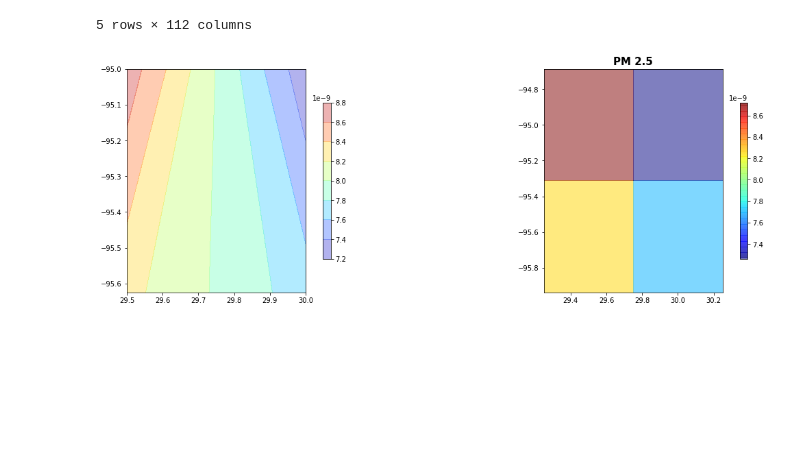
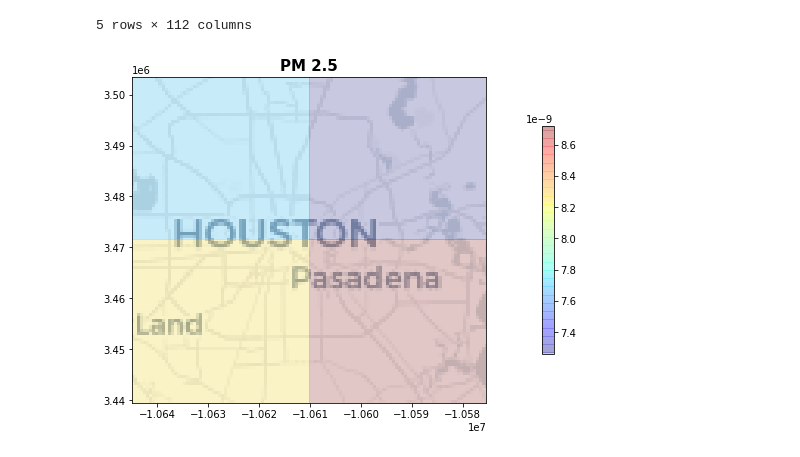
Before and after one commit to K20shores/HoustonPM2.5, a Jupyter notebook: Houston.ipynb, the cells around one changed output. Cells and saved outputs as stored; diff of their text form; code cells hidden in the pictures; blank space fills up the shorter version.

```diff
--- a/Houston.ipynb
+++ b/Houston.ipynb
@@ -62,7 +65,8 @@ plt.show();
 [figure]
 # %%
 df = df.reset_index()
-filt = (df['lat'] > 29) & (df['lat'] < 30.5) & (df['lon'] > -96) & (df['lon'] < -94.5)
+north, south, east, west = (30.5, 29, -94.5, -96)
+filt = (df['lat'] > south) & (df['lat'] < north) & (df['lon'] > west) & (df['lon'] < east)
 df = df[filt]
 df = df.set_index(['lat', 'lon', 'time'])
 df.head()
@@ -76,35 +80,46 @@ df.head()
 |  |  | 2015-01-05 | 1.128566e-09 | 0.001995 | 0.001070 | 0.002119 | 0.000004 | 0.000009 | 1.458390 | 2.218711e-07 | ... |
 5 rows × 112 columns
 # %%
-fig, (ax1, ax2) = plt.subplots(1, 2 , figsize=(20,6))
+fig, ax = plt.subplots(figsize=(20,6))
 
 group = df.reset_index(['lat', 'lon']).loc['2015-01-01'].reset_index()
 gdf = geopandas.GeoDataFrame(group, geometry=geopandas.points_from_xy(group.lon, group.lat), crs="EPSG:4326")
+gdf = gdf.to_crs(epsg=3857)
 
 gdf = gdf[['lat', 'lon', 'PM2.5']]
+lats = gdf.lat
+lons = gdf.lon
+
+transformer = pyproj.Transformer.from_crs("epsg:4326", "epsg:3857")
+lats_t, lons_t = transformer.transform(lats, lons)
+gdf.lat = lats_t
+gdf.lon = lons_t
 
 pivot = gdf.pivot('lon', 'lat')
 
 X=pivot.columns.levels[1].values
 Y=pivot.index.values
 Z=pivot.values
 
 Xi,Yi = np.meshgrid(X, Y)
 
-color1 = ax1.contourf(Xi, Yi, Z, alpha=0.3, cmap=plt.cm.jet)
-color2 = ax2.pcolor(Xi, Yi, Z, shading='auto', alpha=0.5, cmap=plt.cm.jet)
+c = ax.pcolor(Xi, Yi, Z, shading='auto', alpha=0.2, cmap=plt.cm.jet)
 
-fig.colorbar(color1, ax=ax1, shrink=.7)
-fig.colorbar(color2, ax=ax2, shrink=.7)
+fig.colorbar(c, ax=ax, shrink=.7)
 
-ax1.set_aspect('equal', adjustable='box')
-ax2.set_aspect('equal', adjustable='box')
+with rasterio.open("houston.tif") as r:
+    rioshow(r, ax=ax)
+
+ax.set_aspect('equal', adjustable='box')
+
+ax.set_xlim((np.min(lats_t), np.max(lats_t)))
+ax.set_ylim((np.min(lons_t), np.max(lons_t)))
 
 plt.title(f'PM 2.5', fontsize=15,fontweight='bold')
 
 plt.show();
 # %% [output]
-[figure, old version]
+[figure, new version]
 # %%
 def time_series(start, end, df, column):
     with plt.style.context('seaborn'):
```
Also changed, not shown: parts of 1 cell of this notebook, 2 other files.
